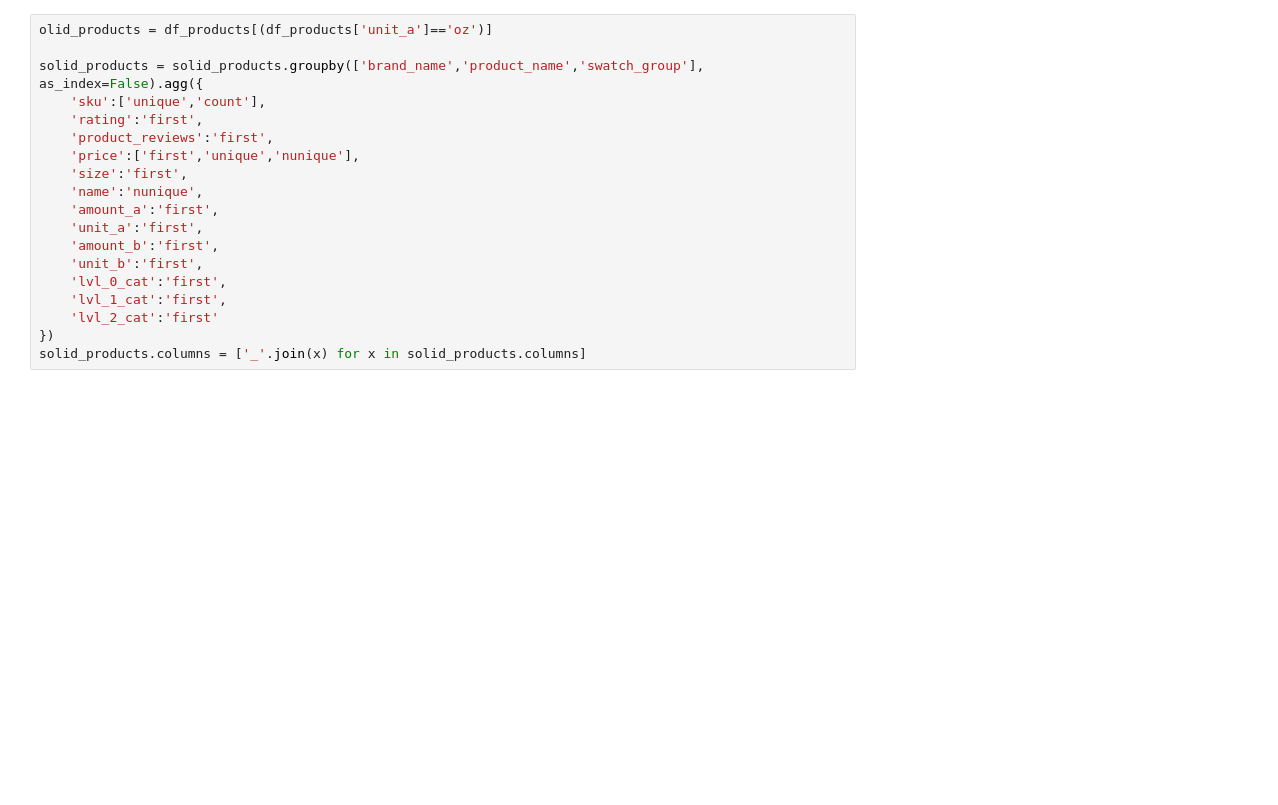
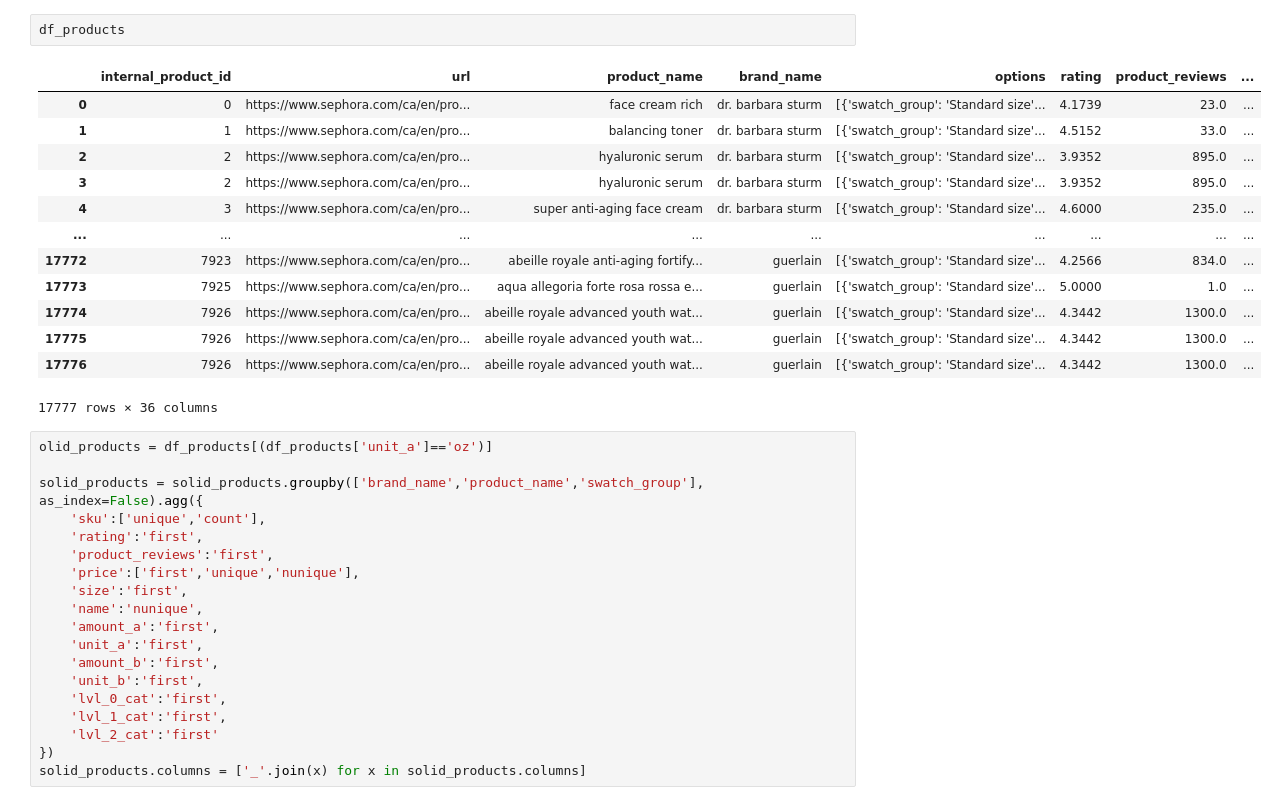
Before and after one commit to leblanchannah/value-cluster, a Jupyter notebook: product_EDA.ipynb, the cells around one changed output. Saved outputs shown, nothing was run; the diff lists cells and outputs as text; blank space fills up the shorter version.

```diff
--- a/product_EDA.ipynb
+++ b/product_EDA.ipynb
@@ -12,3 +68,19 @@ from pint import UnitRegistry
+# %%
+df_products
+# %% [output]
+|  | internal_product_id | url | product_name | brand_name | options | rating | product_reviews | ... |
+| 0 | 0 | https://www.sephora.com/ca/en/pro... | face cream rich | dr. barbara sturm | [{'swatch_group': 'Standard size'... | 4.1739 | 23.0 | ... |
+| 1 | 1 | https://www.sephora.com/ca/en/pro... | balancing toner | dr. barbara sturm | [{'swatch_group': 'Standard size'... | 4.5152 | 33.0 | ... |
+| 2 | 2 | https://www.sephora.com/ca/en/pro... | hyaluronic serum | dr. barbara sturm | [{'swatch_group': 'Standard size'... | 3.9352 | 895.0 | ... |
+| 3 | 2 | https://www.sephora.com/ca/en/pro... | hyaluronic serum | dr. barbara sturm | [{'swatch_group': 'Standard size'... | 3.9352 | 895.0 | ... |
+| 4 | 3 | https://www.sephora.com/ca/en/pro... | super anti-aging face cream | dr. barbara sturm | [{'swatch_group': 'Standard size'... | 4.6000 | 235.0 | ... |
+| ... | ... | ... | ... | ... | ... | ... | ... | ... |
+| 17772 | 7923 | https://www.sephora.com/ca/en/pro... | abeille royale anti-aging fortify... | guerlain | [{'swatch_group': 'Standard size'... | 4.2566 | 834.0 | ... |
+| 17773 | 7925 | https://www.sephora.com/ca/en/pro... | aqua allegoria forte rosa rossa e... | guerlain | [{'swatch_group': 'Standard size'... | 5.0000 | 1.0 | ... |
+| 17774 | 7926 | https://www.sephora.com/ca/en/pro... | abeille royale advanced youth wat... | guerlain | [{'swatch_group': 'Standard size'... | 4.3442 | 1300.0 | ... |
+| 17775 | 7926 | https://www.sephora.com/ca/en/pro... | abeille royale advanced youth wat... | guerlain | [{'swatch_group': 'Standard size'... | 4.3442 | 1300.0 | ... |
+| 17776 | 7926 | https://www.sephora.com/ca/en/pro... | abeille royale advanced youth wat... | guerlain | [{'swatch_group': 'Standard size'... | 4.3442 | 1300.0 | ... |
+17777 rows × 36 columns
 # %%
 olid_products = df_products[(df_products['unit_a']=='oz')]
 
```
Also changed, not shown: parts of 4 cells of this notebook.
